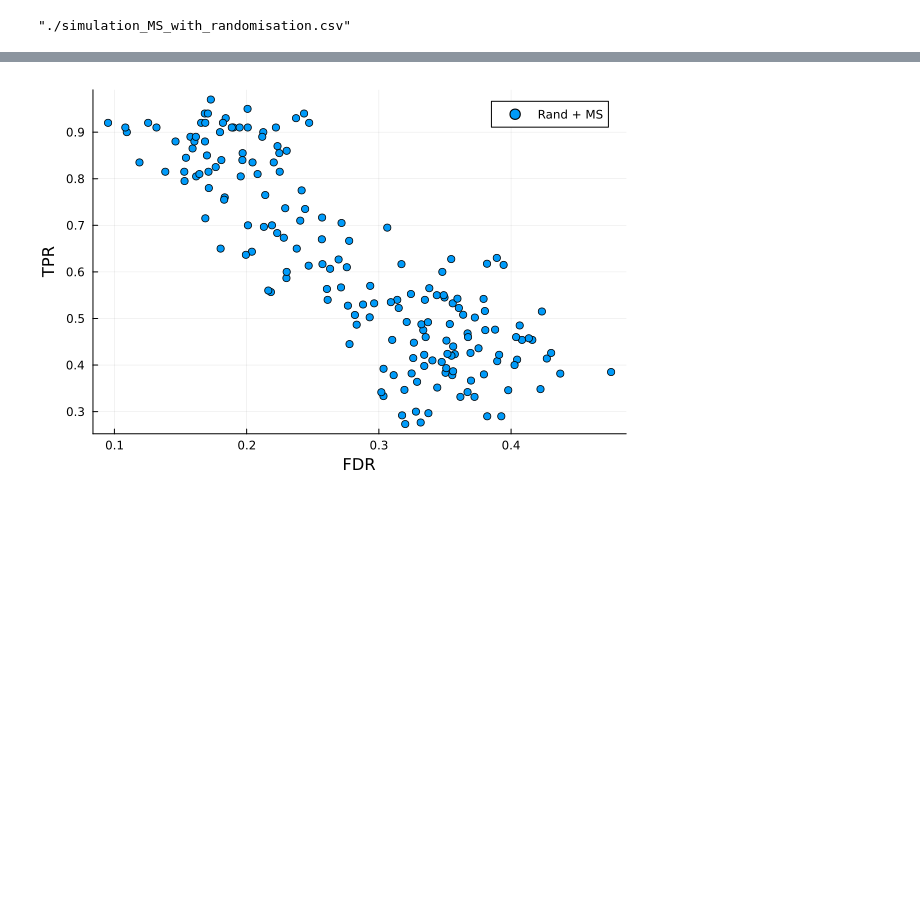
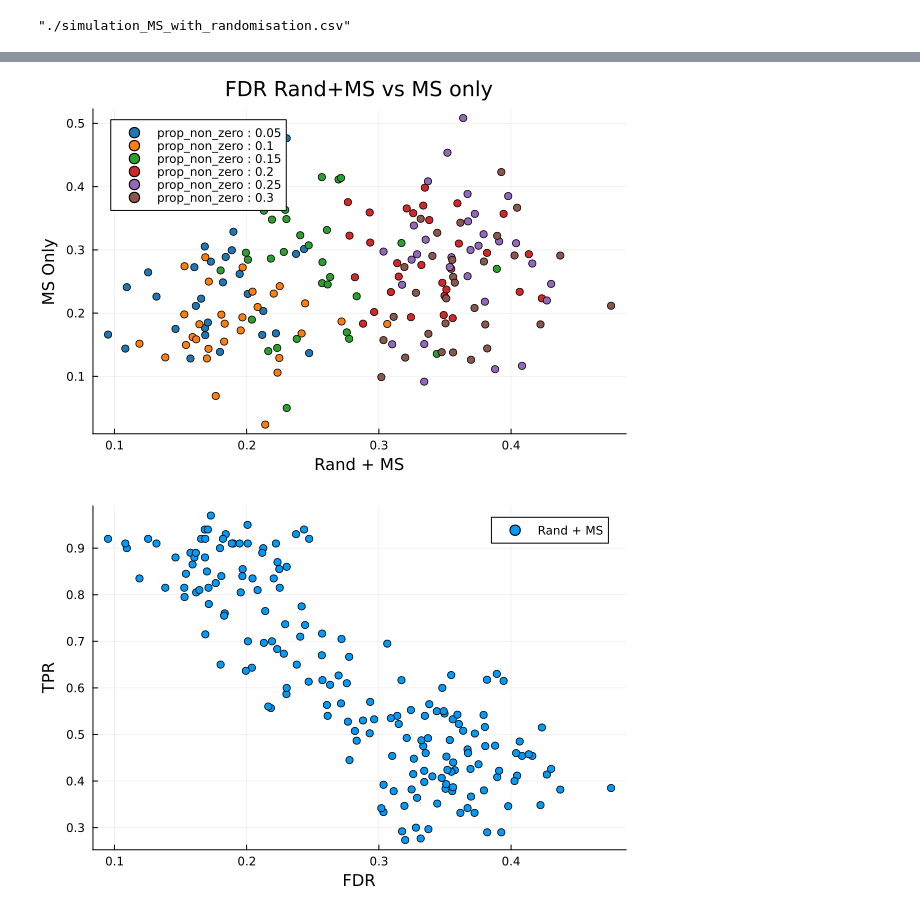
Before and after one commit to marcoelba/SelectiveInference, a Jupyter notebook: src/Comparison_randomisation_ms.ipynb, the cells around one changed output, grey strips where cells are left out. Saved outputs shown, nothing was run; the diff lists cells and outputs as text; code cells hidden in the pictures; blank space fills up the shorter version.

```diff
--- a/src/Comparison_randomisation_ms.ipynb
+++ b/src/Comparison_randomisation_ms.ipynb
@@ -326,3 +386,7 @@ df_metrics
+# %%
+scatter_by_variable(df_variable="prop_non_zero", array_values=1 .- proportions_zero_coef)
+# %% [output]
+[figure, added]
 # %%
 scatter(df_metrics.FDR_rand_plus_MS, df_metrics.TPR_rand_plus_MS, label="Rand + MS")
 xlabel!("FDR")
```
Also changed, not shown: parts of 4 cells of this notebook.
